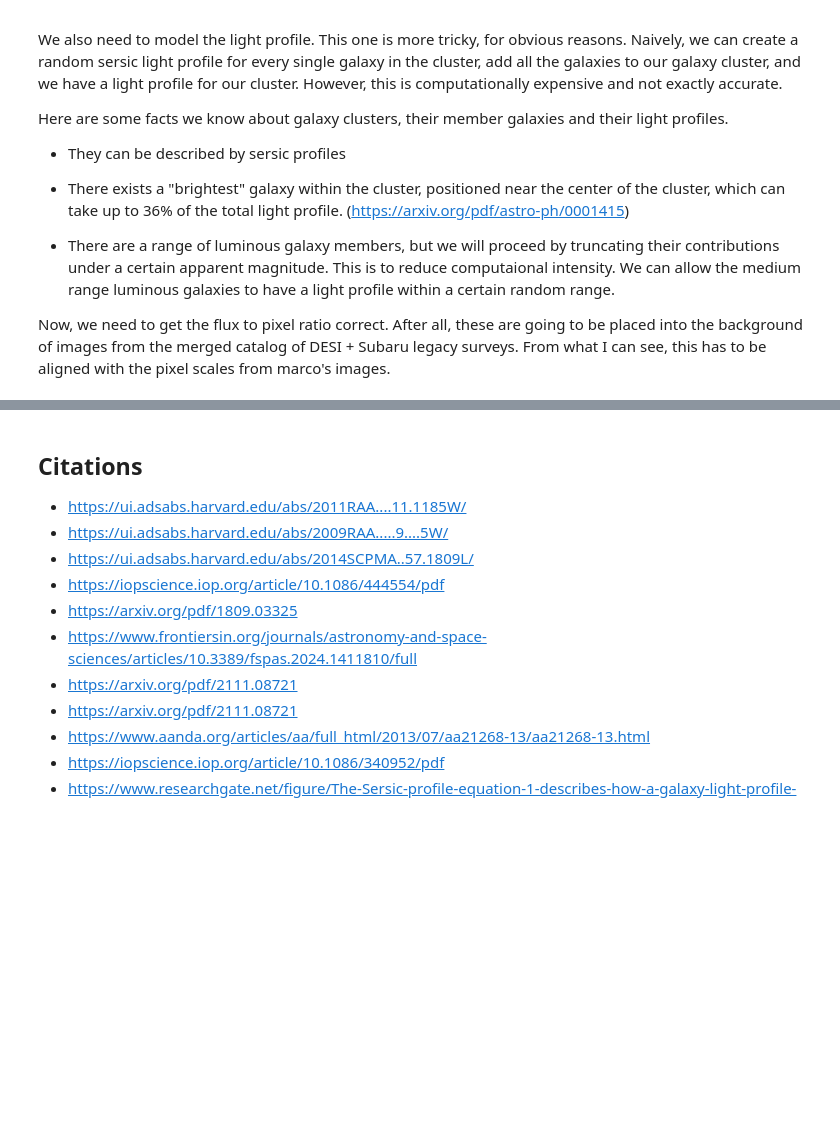
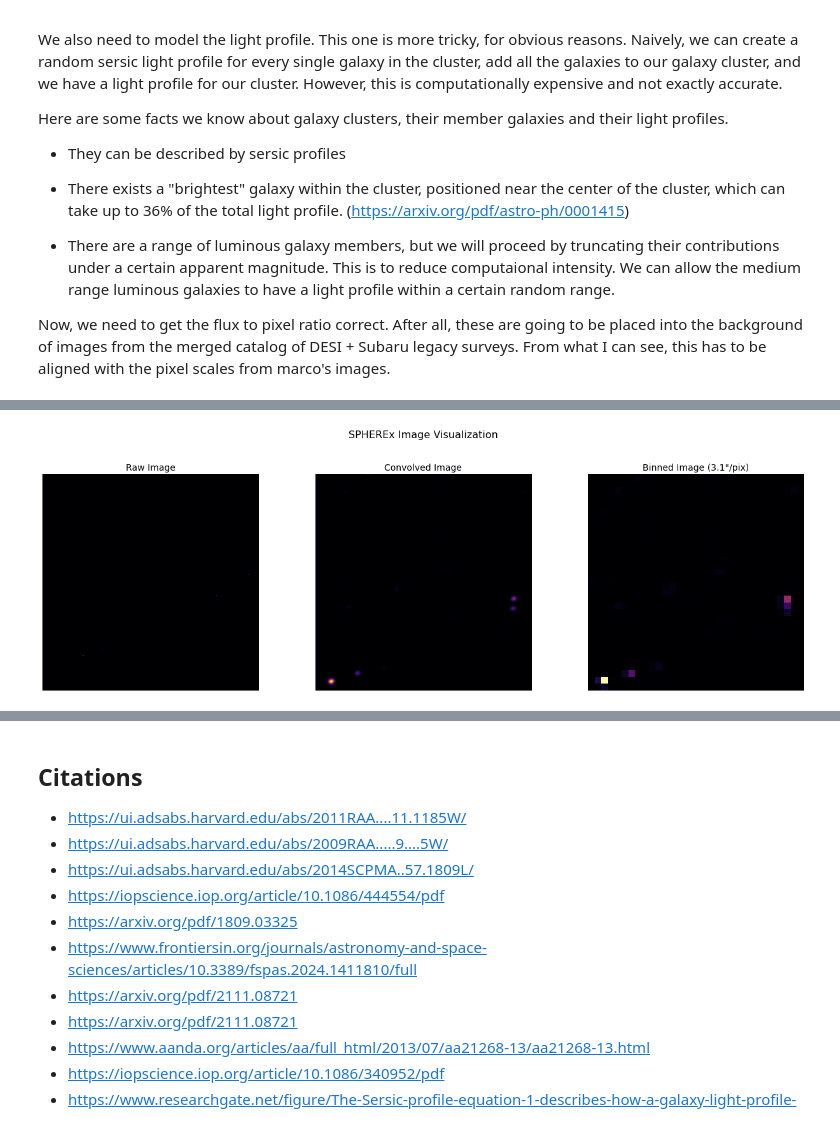
Before and after one commit to moomanchuu/SPHEREx-ML-marco-jame-proj, a Jupyter notebook: backlens1.ipynb, the cells around one changed output, grey strips where cells are left out. Saved outputs shown, nothing was run; the diff lists cells and outputs as text; code cells hidden in the pictures; blank space fills up the shorter version.

```diff
--- a/backlens1.ipynb
+++ b/backlens1.ipynb
@@ -539,0 +557,5 @@ plt.show()
+# %%
+convolved, binned = SPHEREx.processImg(combined_raw)
+SPHEREx.plotImg(raw_image=combined_raw,convolved=convolved,binned=binned)
+# %% [output]
+[figure, added]
```
Also changed, not shown: parts of 5 cells of this notebook, 3 other files.
